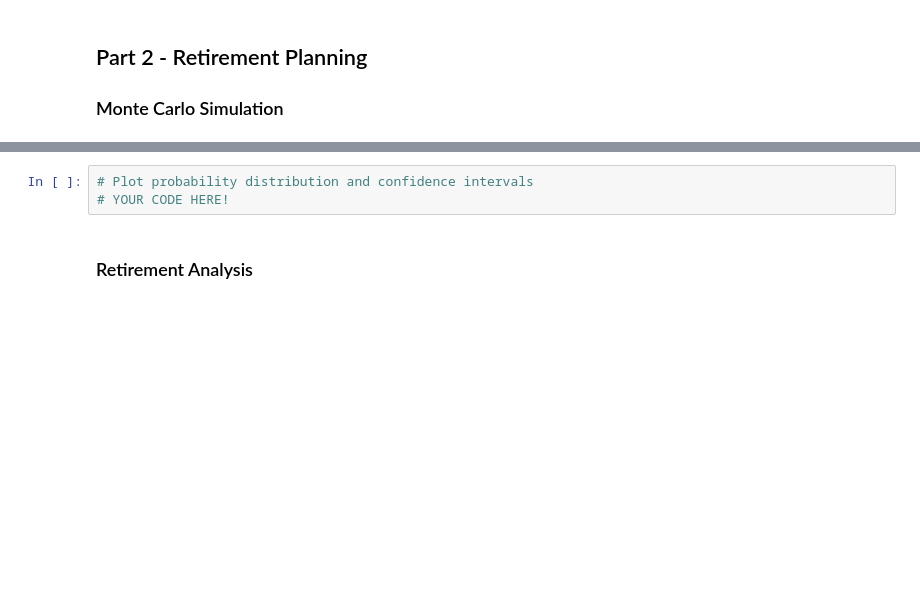
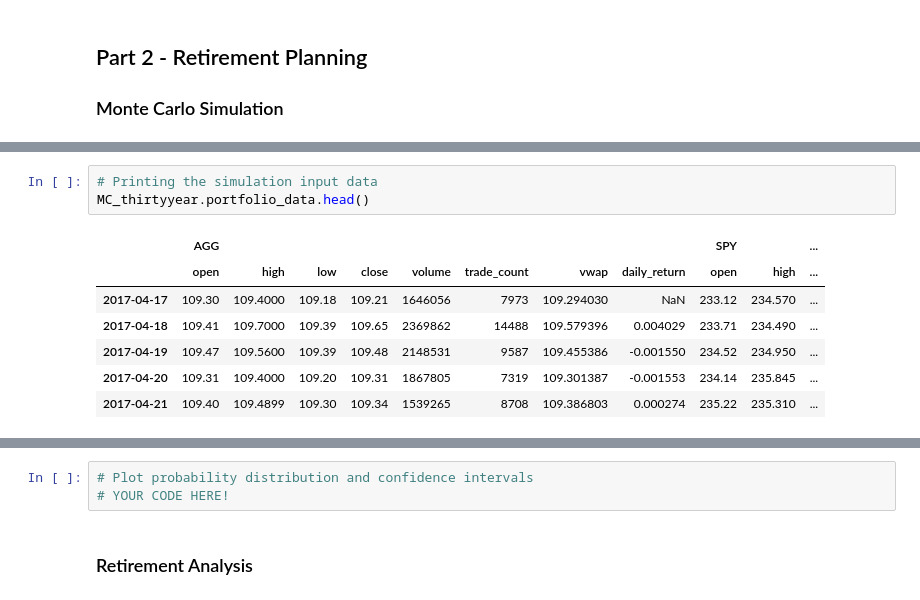
Before and after one commit to brianchangpe/05_API_HW, a Jupyter notebook: financial-planner.ipynb, the cells around one changed output, grey strips where cells are left out. Cells and saved outputs as stored; diff of their text form; blank space fills up the shorter version.

```diff
--- a/financial-planner.ipynb
+++ b/financial-planner.ipynb
@@ -205 +262,12 @@ df_stock_data.head()
+# %%
+# Printing the simulation input data
+MC_thirtyyear.portfolio_data.head()
+# %% [output]
+|  | AGG |  |  |  |  |  |  |  | SPY |  | ... |
+|  | open | high | low | close | volume | trade_count | vwap | daily_return | open | high | ... |
+| 2017-04-17 | 109.30 | 109.4000 | 109.18 | 109.21 | 1646056 | 7973 | 109.294030 | NaN | 233.12 | 234.570 | ... |
+| 2017-04-18 | 109.41 | 109.7000 | 109.39 | 109.65 | 2369862 | 14488 | 109.579396 | 0.004029 | 233.71 | 234.490 | ... |
+| 2017-04-19 | 109.47 | 109.5600 | 109.39 | 109.48 | 2148531 | 9587 | 109.455386 | -0.001550 | 234.52 | 234.950 | ... |
+| 2017-04-20 | 109.31 | 109.4000 | 109.20 | 109.31 | 1867805 | 7319 | 109.301387 | -0.001553 | 234.14 | 235.845 | ... |
+| 2017-04-21 | 109.40 | 109.4899 | 109.30 | 109.34 | 1539265 | 8708 | 109.386803 | 0.000274 | 235.22 | 235.310 | ... |
 # %%
```
Also changed, not shown: parts of 12 cells of this notebook.
